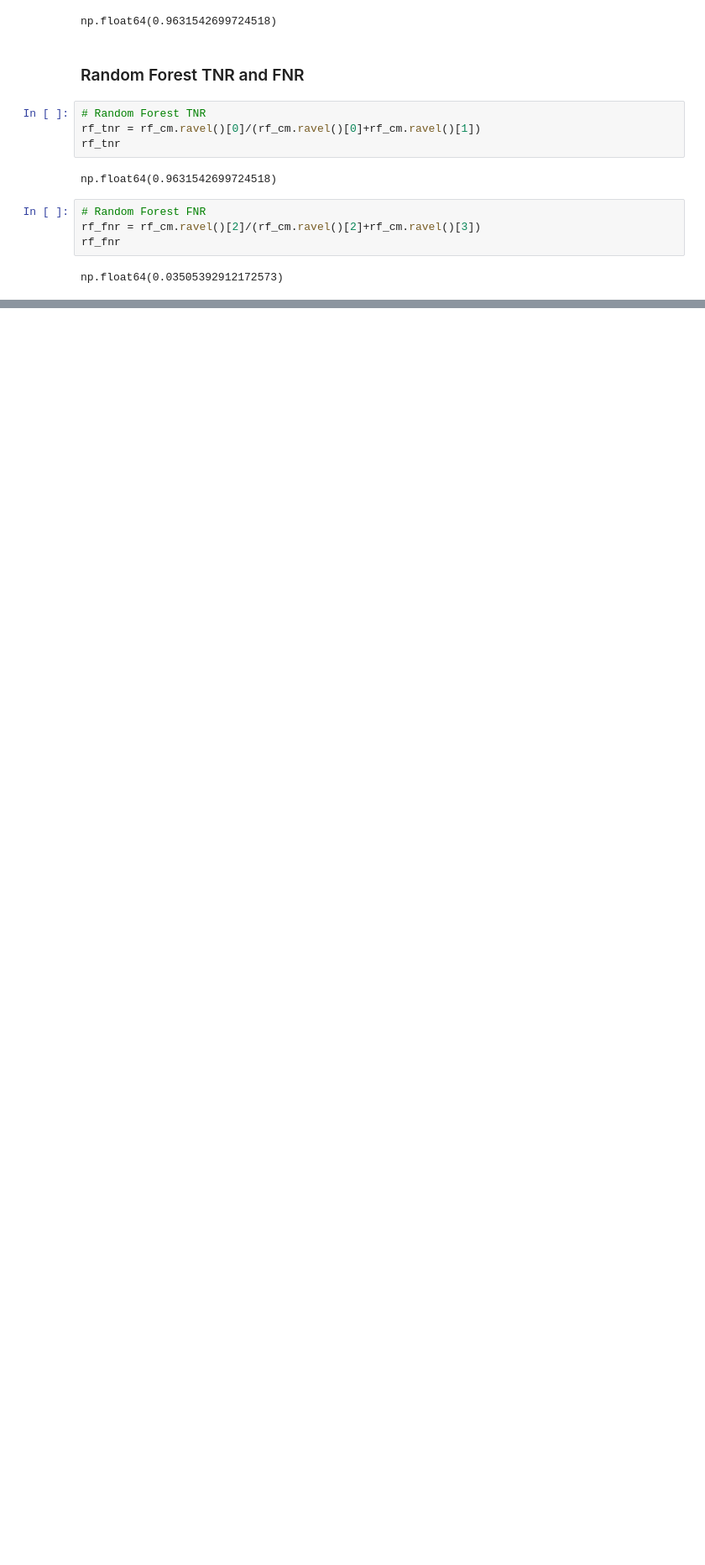
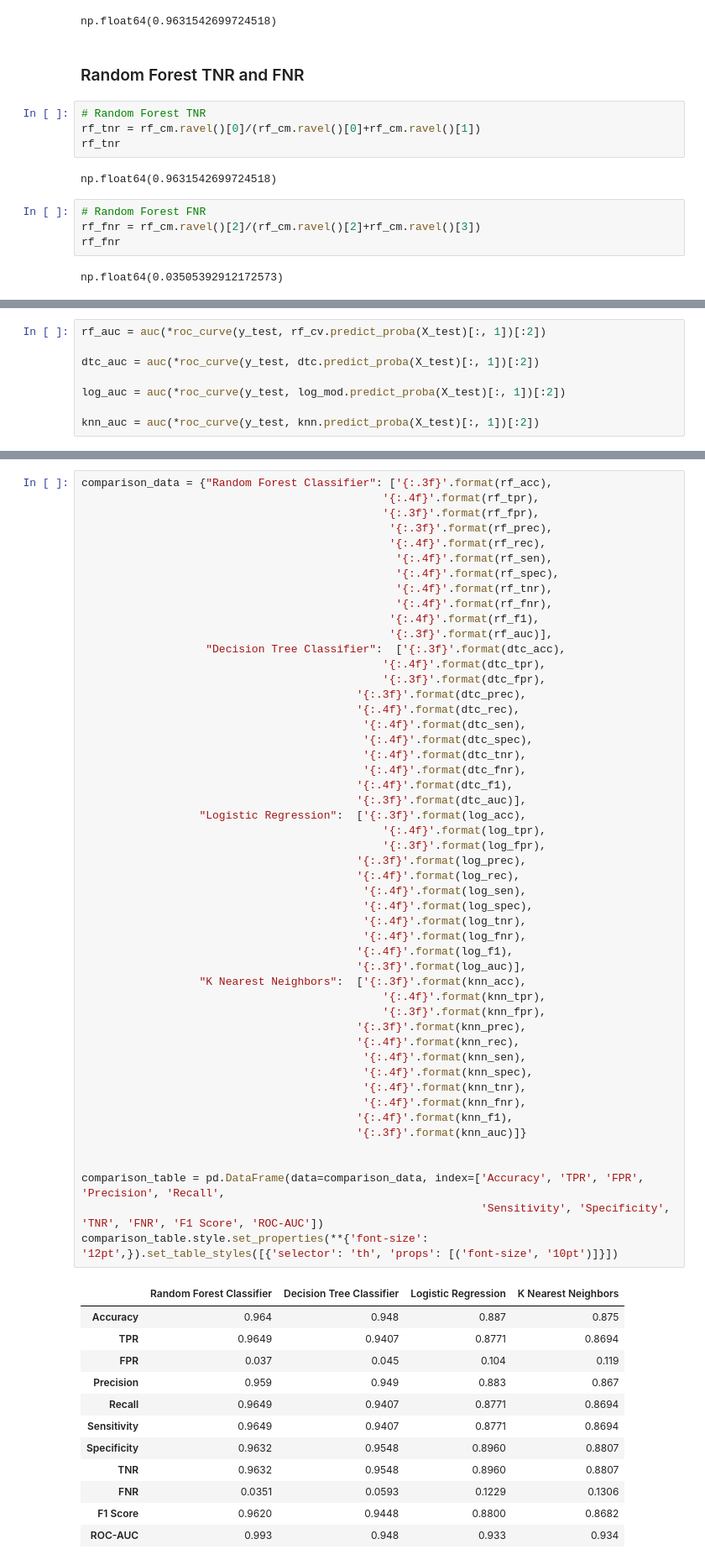
Before and after one commit to SevenWoos/MachineLearningProjects, a Jupyter notebook: pokemon_projects/pokemon_ml/pokemon_ml.ipynb, the cells around one changed output, grey strips where cells are left out. Shown at 84% size. Saved outputs shown, nothing was run; the diff lists cells and outputs as text; blank space fills up the shorter version.

Commit message:
pokemon so you want to be a master metrics table.

```diff
--- a/pokemon_projects/pokemon_ml/pokemon_ml.ipynb
+++ b/pokemon_projects/pokemon_ml/pokemon_ml.ipynb
@@ -2216,0 +2224,8 @@ plt.show()
+# %%
+rf_auc = auc(*roc_curve(y_test, rf_cv.predict_proba(X_test)[:, 1])[:2])
+
+dtc_auc = auc(*roc_curve(y_test, dtc.predict_proba(X_test)[:, 1])[:2])
+
+log_auc = auc(*roc_curve(y_test, log_mod.predict_proba(X_test)[:, 1])[:2])
+
+knn_auc = auc(*roc_curve(y_test, knn.predict_proba(X_test)[:, 1])[:2])
@@ -2216,0 +2236,63 @@ plt.show()
+# %%
+comparison_data = {"Random Forest Classifier": ['{:.3f}'.format(rf_acc),
+                                              '{:.4f}'.format(rf_tpr),
+                                              '{:.3f}'.format(rf_fpr),
+                                               '{:.3f}'.format(rf_prec),
+                                               '{:.4f}'.format(rf_rec),
+                                                '{:.4f}'.format(rf_sen),
+                                                '{:.4f}'.format(rf_spec),
+                                                '{:.4f}'.format(rf_tnr),
+                                                '{:.4f}'.format(rf_fnr),
+                                               '{:.4f}'.format(rf_f1),
+                                               '{:.3f}'.format(rf_auc)],
+                   "Decision Tree Classifier":  ['{:.3f}'.format(dtc_acc),
+                                              '{:.4f}'.format(dtc_tpr),
+                                              '{:.3f}'.format(dtc_fpr),
+                                          '{:.3f}'.format(dtc_prec),
+                                          '{:.4f}'.format(dtc_rec),
+                                           '{:.4f}'.format(dtc_sen),
+                                           '{:.4f}'.format(dtc_spec),
+                                           '{:.4f}'.format(dtc_tnr),
+                                           '{:.4f}'.format(dtc_fnr),
+                                          '{:.4f}'.format(dtc_f1),
+                                          '{:.3f}'.format(dtc_auc)],
+                  "Logistic Regression":  ['{:.3f}'.format(log_acc),
+                                              '{:.4f}'.format(log_tpr),
+                                              '{:.3f}'.format(log_fpr),
+                                          '{:.3f}'.format(log_prec),
+                                          '{:.4f}'.format(log_rec),
+                                           '{:.4f}'.format(log_sen),
+                                           '{:.4f}'.format(log_spec),
+                                           '{:.4f}'.format(log_tnr),
+                                           '{:.4f}'.format(log_fnr),
+                                          '{:.4f}'.format(log_f1),
+                                          '{:.3f}'.format(log_auc)],
+                  "K Nearest Neighbors":  ['{:.3f}'.format(knn_acc),
+                                              '{:.4f}'.format(knn_tpr),
+                                              '{:.3f}'.format(knn_fpr),
+                                          '{:.3f}'.format(knn_prec),
+                                          '{:.4f}'.format(knn_rec),
+                                           '{:.4f}'.format(knn_sen),
+                                           '{:.4f}'.format(knn_spec),
+                                           '{:.4f}'.format(knn_tnr),
+                                           '{:.4f}'.format(knn_fnr),
+                                          '{:.4f}'.format(knn_f1),
+                                          '{:.3f}'.format(knn_auc)]}
+
+
+comparison_table = pd.DataFrame(data=comparison_data, index=['Accuracy', 'TPR', 'FPR', 'Precision', 'Recall',
+                                                             'Sensitivity', 'Specificity', 'TNR', 'FNR', 'F1 Score', 'ROC-AUC'])
+comparison_table.style.set_properties(**{'font-size': '12pt',}).set_table_styles([{'selector': 'th', 'props': [('font-size', '10pt')]}])
+# %% [output]
+|  | Random Forest Classifier | Decision Tree Classifier | Logistic Regression | K Nearest Neighbors |
+| Accuracy | 0.964 | 0.948 | 0.887 | 0.875 |
+| TPR | 0.9649 | 0.9407 | 0.8771 | 0.8694 |
+| FPR | 0.037 | 0.045 | 0.104 | 0.119 |
+| Precision | 0.959 | 0.949 | 0.883 | 0.867 |
+| Recall | 0.9649 | 0.9407 | 0.8771 | 0.8694 |
+| Sensitivity | 0.9649 | 0.9407 | 0.8771 | 0.8694 |
+| Specificity | 0.9632 | 0.9548 | 0.8960 | 0.8807 |
+| TNR | 0.9632 | 0.9548 | 0.8960 | 0.8807 |
+| FNR | 0.0351 | 0.0593 | 0.1229 | 0.1306 |
+| F1 Score | 0.9620 | 0.9448 | 0.8800 | 0.8682 |
+| ROC-AUC | 0.993 | 0.948 | 0.933 | 0.934 |
```
Also changed, not shown: parts of 3 cells of this notebook, 2 other files.
